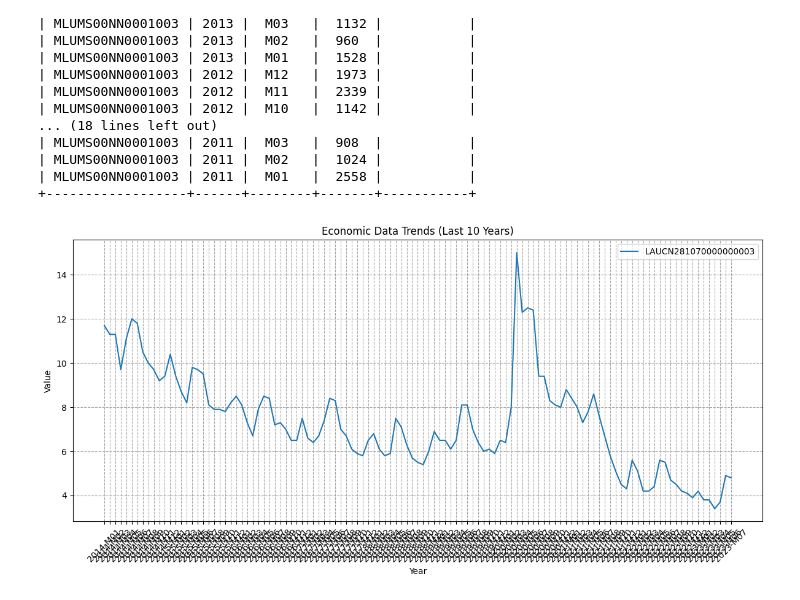
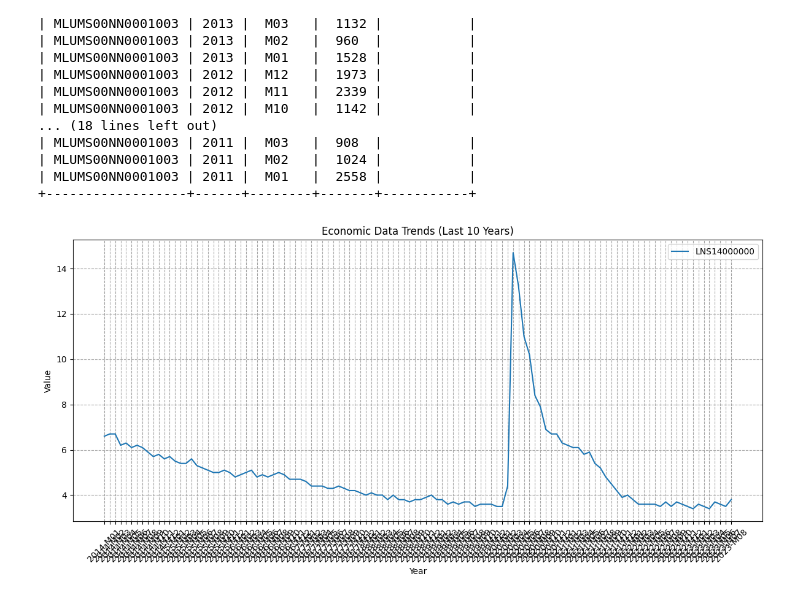
Before and after one commit to luisgdelafuente/google-trends, a Jupyter notebook: USBLS.ipynb, the cells around one changed output. Drawn from its saved outputs; the diff is of its cells as text; code cells hidden in the pictures.

```diff
--- a/USBLS.ipynb
+++ b/USBLS.ipynb
@@ -122,7 +122,7 @@ import pandas as pd
 
 # Define API request data
 headers = {'Content-type': 'application/json'}
-data = json.dumps({"seriesid": ['LAUCN281070000000003'], "startyear": "2014", "endyear": "2023"})
+data = json.dumps({"seriesid": ['LNS14000000'], "startyear": "2014", "endyear": "2023"})
 
 # Make an API request
 response = requests.post('https://api.bls.gov/publicAPI/v2/timeseries/data/', data=data, headers=headers)
@@ -131,31 +131,31 @@ json_data = json.loads(response.text)
 # Prepare data for plotting
 data_dict = {}
 for series in json_data['Results']['series']:
     series_id = series['seriesID']
     for item in series['data']:
         year = int(item['year'])
         period = item['period']
         value = float(item['value'])
         date = f"{year}-{period}"
         if date not in data_dict:
             data_dict[date] = {}
         data_dict[date][series_id] = value
 
 # Create a DataFrame from the data
 df = pd.DataFrame.from_dict(data_dict, orient='index')
 
 # Plot the data
 plt.figure(figsize=(12, 6))
 for series_id in df.columns:
     plt.plot(df.index, df[series_id], label=series_id)
 
 plt.title('Economic Data Trends (Last 10 Years)')
 plt.xlabel('Year')
 plt.ylabel('Value')
 plt.legend()
 plt.grid(True, which="both", ls="--", c='0.65')
 plt.xticks(rotation=45)
 plt.tight_layout()
 plt.show()
 # %% [output]
-[figure, old version]
+[figure, new version]
```
